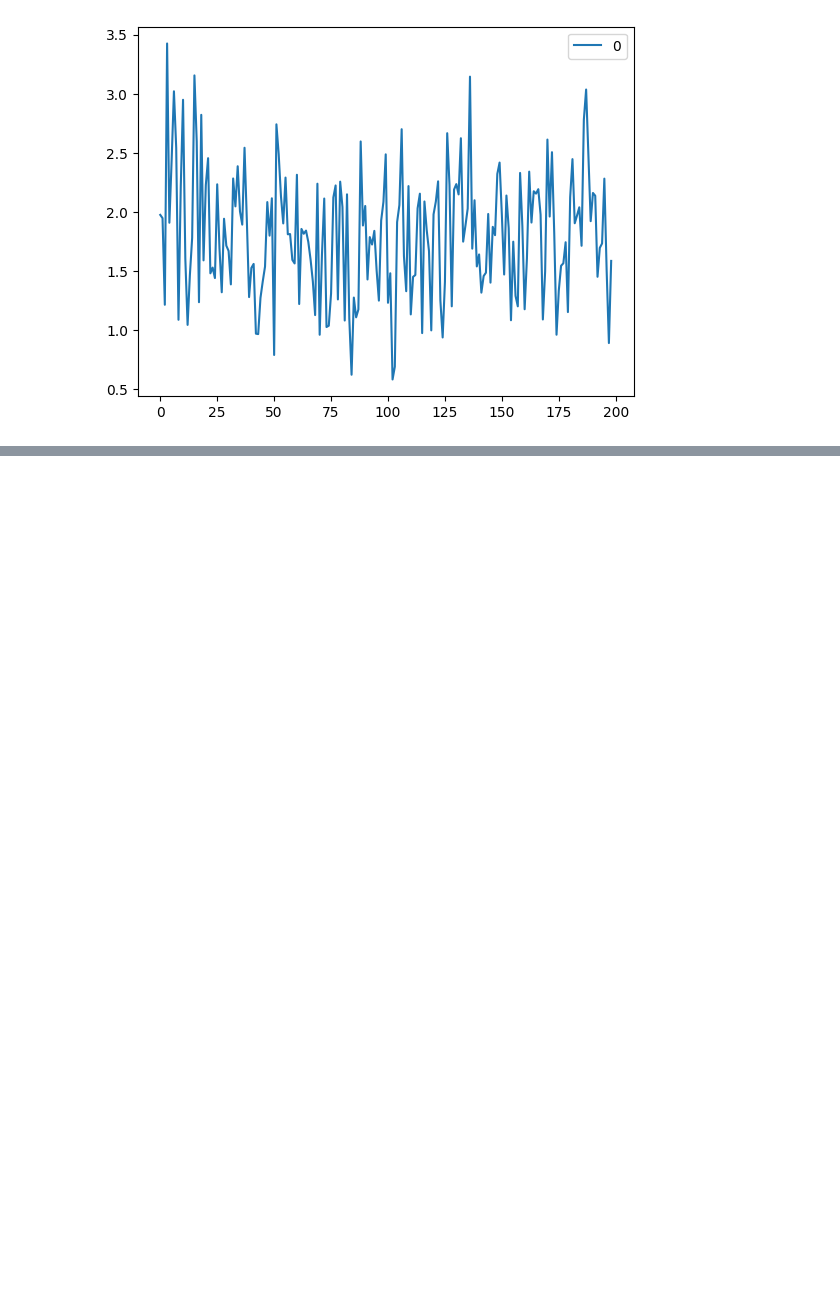
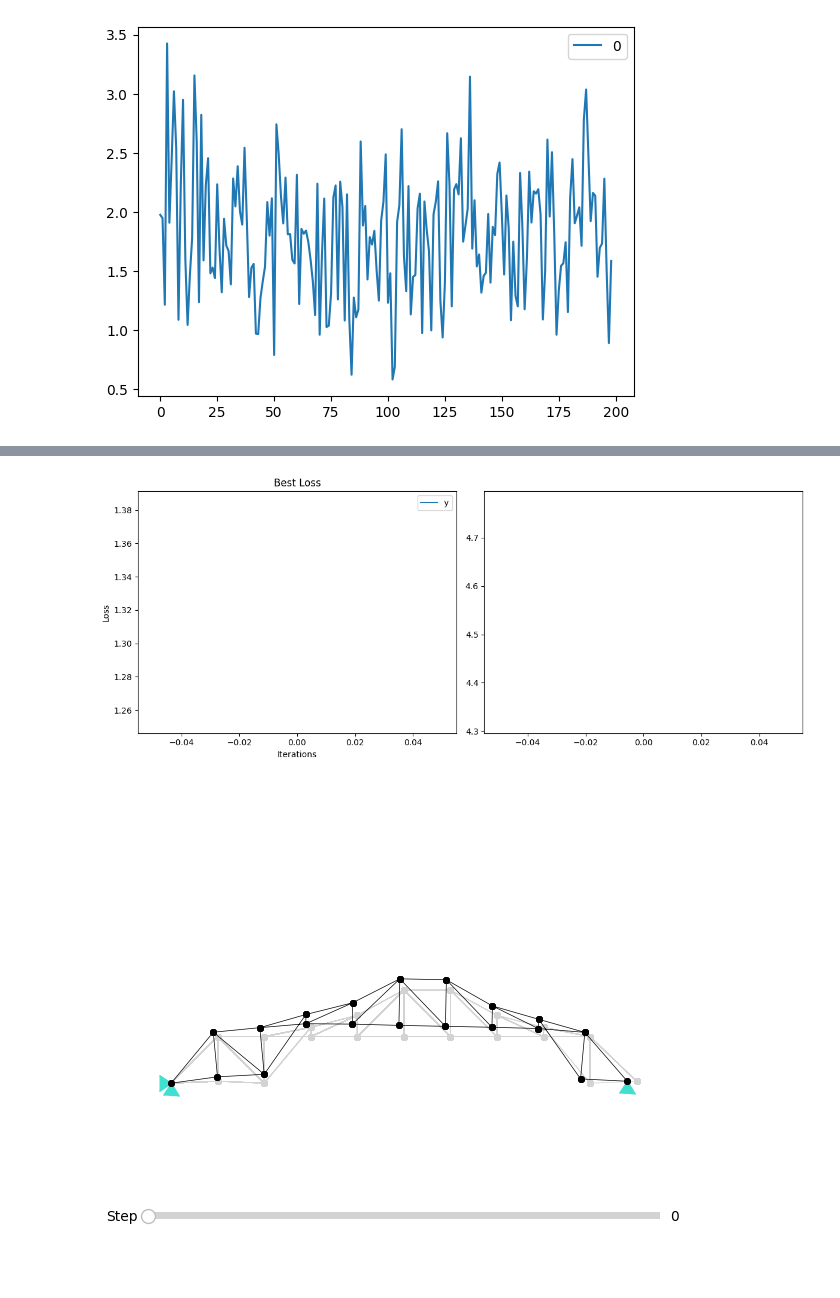
Before and after one commit to Paolo188/TRUSS1, a Jupyter notebook: truss_bridge/main.ipynb, the cells around one changed output, grey strips where cells are left out. Cells and saved outputs as stored; diff of their text form; code cells hidden in the pictures; blank space fills up the shorter version.

```diff
--- a/truss_bridge/main.ipynb
+++ b/truss_bridge/main.ipynb
@@ -316,6 +316,7 @@ class BayesianOptimizer():
         self.best_samples_ = pd.DataFrame(columns = ['x', 'y', 'ei'])
         self.distances_ = []
         self.uncertainty = []
+        self.y_loss = []
 
     def _get_expected_improvement(self, x_new):
 
@@ -352,11 +353,9 @@ class BayesianOptimizer():
 
         return x_optimal, -max_acq_value  # Note: Negative since we minimized the negative acquisition function
 
-
     def _extend_prior_with_posterior_data(self, x,y):
         self.x_init = np.append(self.x_init, np.array([x]), axis = 0)
         self.y_init = np.append(self.y_init, np.array([y]), axis = 0)
-
 
     def optimize(self):
         '''
@@ -372,18 +371,17 @@ class BayesianOptimizer():
         y_min = self.y_min = self.y_init[y_min_ind]
         optimal_x = self.x_init[y_min_ind]
         optimal_ei = None
-        best_iter = 0
 
         # FIX, FOR FIRST RUN CONVERT LIST TO ARRAY
         if isinstance(self.y_init, list):
             self.y_init = np.array(self.y_init)
-
+        # ----------------------------------- demo ----------------------------------- #
         for i in range(self.n_iter):
-            print(f'Iteration: {i}, the best loss = {y_min:.2f}')
+            print(f'Iteration: {i} Best loss = {y_min:.2f}')
             y_init_real = np.real(self.y_init) ## FIX SHOULD NOT HAVE TO TAKE ONLY THE REAL PART
             self.gauss_pr.fit(self.x_init, y_init_real)
             x_next, ei = self._get_next_probable_point()
-            print(f'Next X: {x_next}')
+            #print(f'Next X: {x_next}')
             y_next = self.target_func(np.array(x_next))
             self._extend_prior_with_posterior_data(x_next,y_next)
 
@@ -398,7 +396,7 @@ class BayesianOptimizer():
             else:
                 self.distances_.append(norm(prev_x - x_next))
                 prev_x = x_next
-
+            self.y_loss.append(y_next)
             self.best_samples_ = pd.concat((self.best_samples_, pd.DataFrame({"x": [optimal_x],"y": [y_min], "ei": [optimal_ei]})), ignore_index=True)
         return optimal_x, y_min
 
@@ -407,7 +405,4 @@ class BayesianOptimizer():
             Areas = np.random.uniform(A_bound[0], A_bound[1], 15)
             x_list = np.append(y, Areas)
             return x_list
-
-def LF_wrapper(x):
-    return TRUSS1.loss_function(x)
 # %%
@@ -454,9 +450,9 @@ write_file_path =  '../truss_bridge/data/@TRUSS'
 violation_penalty = 1
 imag_threshold = 3
 freq_constraints = [20,40,60]
-x_bounds = [(0, 2)] * 5 + [(0.01, 0.1)] * 15 # bounds [y-coordinates + Areas]
+x_bounds = [(0, 2)] * 5 + [(0.001, 0.1)] * 15 # bounds [y-coordinates + Areas]
 mass_weight = 1
-freq_weight = 2
+freq_weight = 4
 
 x_list = []
 y_list = []
@@ -525,0 +498,3 @@ pd.DataFrame(bopt.best_samples_['ei']).plot()
+# %%
+TRUSS1_bopt = BayesianOptimizer(target_func=LF_wrapper, x_init=x_list, y_init=y_list, n_iter=1, batch_size=500, bounds=x_bounds)
+optimal_x, y_max = TRUSS1_bopt.optimize()
@@ -525,0 +508,12 @@ pd.DataFrame(bopt.best_samples_['ei']).plot()
+# %%
+import matplotlib.pyplot as plt
+plt.figure(figsize=(12, 5))
+pd.DataFrame(TRUSS1_bopt.best_samples_['y']).plot(ax=plt.subplot(1, 2, 1), title='Best Loss', xlabel='Iterations', ylabel='Loss')
+plt.subplot(1, 2, 2).plot(TRUSS1_bopt.y_loss)
+
+plt.tight_layout()
+plt.show()
+plot_truss(write_file_path,TRUSS1, TRUSS1.cross_sections) ## FIX THIS
+# %% [output]
+[figure, added]
+[figure, added]
```
Also changed, not shown: parts of 9 cells of this notebook, 2 other files.
